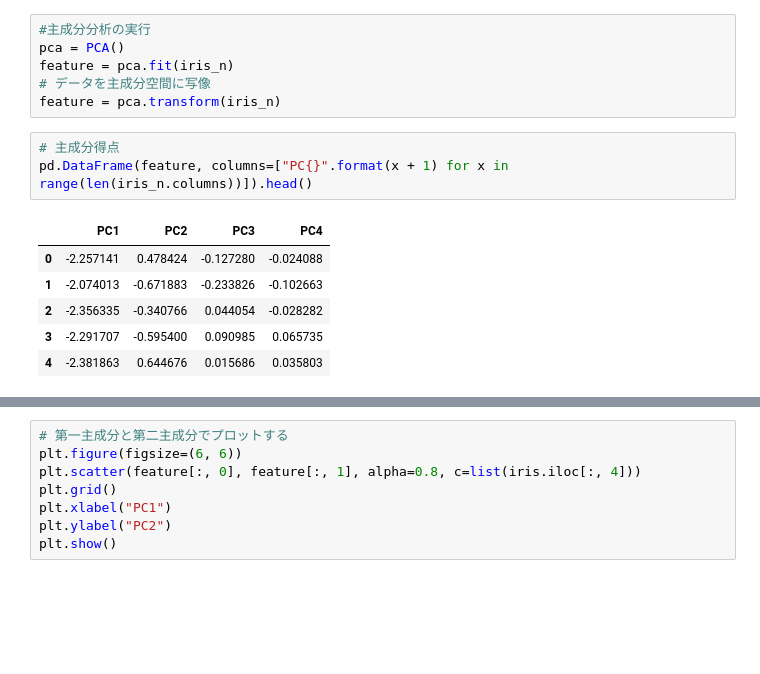
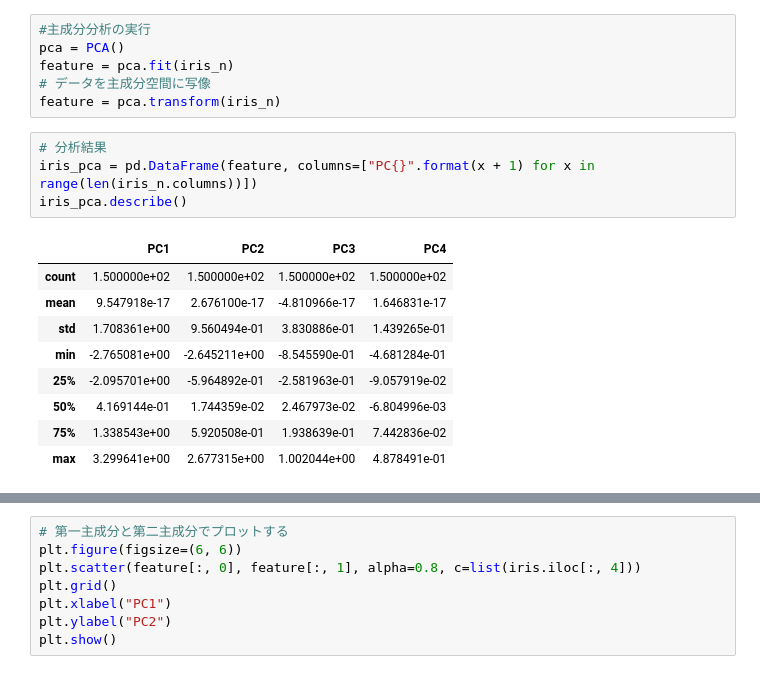
Before and after one commit to kakkiichan/Machine-Learning, a Jupyter notebook: Unsupervised/Iris_PCA.ipynb, the cells around one changed output, grey strips where cells are left out. Saved outputs shown, nothing was run; the diff lists cells and outputs as text; blank space fills up the shorter version.

```diff
--- a/Unsupervised/Iris_PCA.ipynb
+++ b/Unsupervised/Iris_PCA.ipynb
@@ -56,12 +56,16 @@ feature = pca.fit(iris_n)
 # データを主成分空間に写像
 feature = pca.transform(iris_n)
 # %%
-# 主成分得点
-pd.DataFrame(feature, columns=["PC{}".format(x + 1) for x in range(len(iris_n.columns))]).head()
+# 分析結果
+iris_pca = pd.DataFrame(feature, columns=["PC{}".format(x + 1) for x in range(len(iris_n.columns))])
+iris_pca.describe()
 # %% [output]
 |  | PC1 | PC2 | PC3 | PC4 |
-| 0 | -2.257141 | 0.478424 | -0.127280 | -0.024088 |
-| 1 | -2.074013 | -0.671883 | -0.233826 | -0.102663 |
-| 2 | -2.356335 | -0.340766 | 0.044054 | -0.028282 |
-| 3 | -2.291707 | -0.595400 | 0.090985 | 0.065735 |
-| 4 | -2.381863 | 0.644676 | 0.015686 | 0.035803 |
+| count | 1.500000e+02 | 1.500000e+02 | 1.500000e+02 | 1.500000e+02 |
+| mean | 9.547918e-17 | 2.676100e-17 | -4.810966e-17 | 1.646831e-17 |
+| std | 1.708361e+00 | 9.560494e-01 | 3.830886e-01 | 1.439265e-01 |
+| min | -2.765081e+00 | -2.645211e+00 | -8.545590e-01 | -4.681284e-01 |
+| 25% | -2.095701e+00 | -5.964892e-01 | -2.581963e-01 | -9.057919e-02 |
+| 50% | 4.169144e-01 | 1.744359e-02 | 2.467973e-02 | -6.804996e-03 |
+| 75% | 1.338543e+00 | 5.920508e-01 | 1.938639e-01 | 7.442836e-02 |
+| max | 3.299641e+00 | 2.677315e+00 | 1.002044e+00 | 4.878491e-01 |
```
Also changed, not shown: parts of 8 cells of this notebook.
